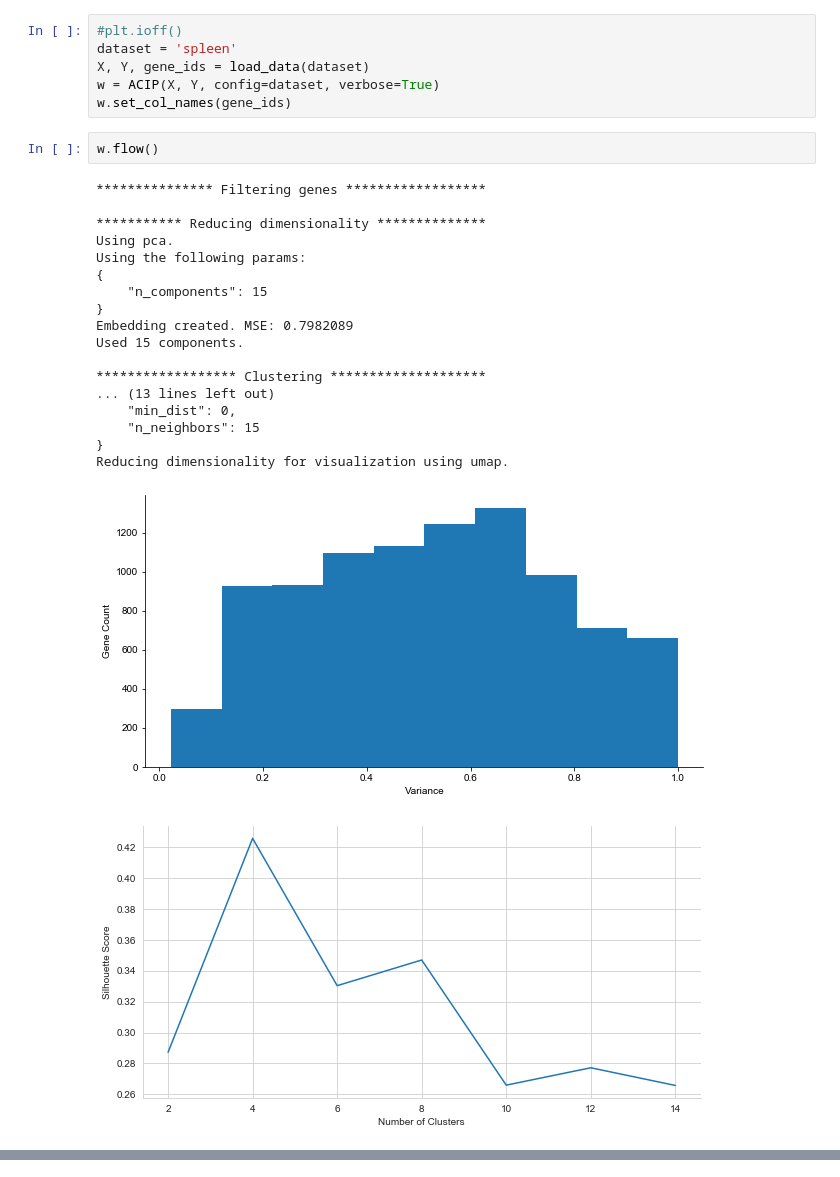
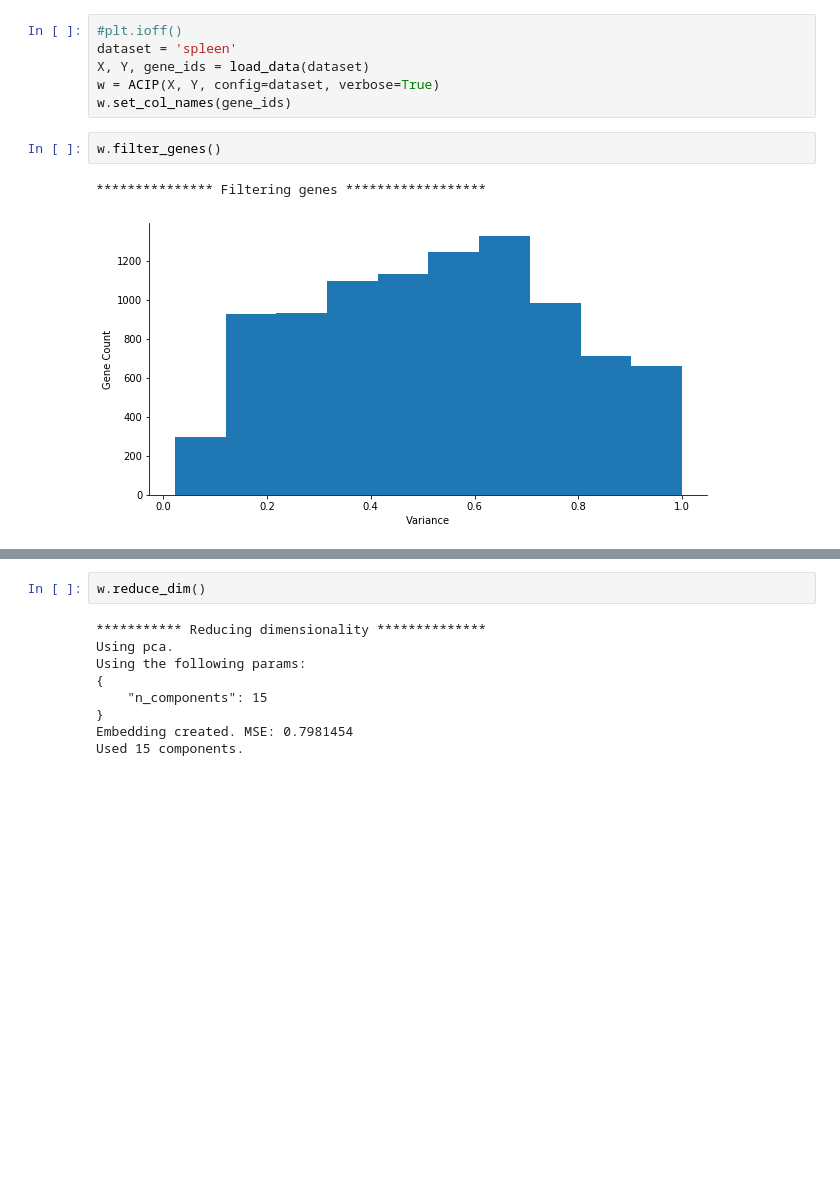
Before and after one commit to ferrocactus/cellar, a Jupyter notebook: notebooks/main.ipynb, the cells around one changed output, grey strips where cells are left out. Cells and saved outputs as stored; diff of their text form; blank space fills up the shorter version.

Commit message:
adding image, splitting flow

```diff
--- a/notebooks/main.ipynb
+++ b/notebooks/main.ipynb
@@ -12,24 +12,7 @@ X, Y, gene_ids = load_data(dataset)
 w = ACIP(X, Y, config=dataset, verbose=True)
 w.set_col_names(gene_ids)
 # %%
-w.flow()
+w.filter_genes()
 # %% [output]
 *************** Filtering genes ******************
-
-*********** Reducing dimensionality **************
-Using pca.
-Using the following params:
-{
-    "n_components": 15
-}
-Embedding created. MSE: 0.7982089
-Used 15 components.
-
-****************** Clustering ********************
-... (13 lines left out)
-    "min_dist": 0,
-    "n_neighbors": 15
-}
-Reducing dimensionality for visualization using umap.
-[figure, old version]
+[figure, new version]
-[figure, removed]
@@ -37,0 +19,11 @@ Reducing dimensionality for visualization using umap.
+# %%
+w.reduce_dim()
+# %% [output]
+*********** Reducing dimensionality **************
+Using pca.
+Using the following params:
+{
+    "n_components": 15
+}
+Embedding created. MSE: 0.7981454
+Used 15 components.
```
Also changed, not shown: parts of 5 cells of this notebook, 3 other files.
